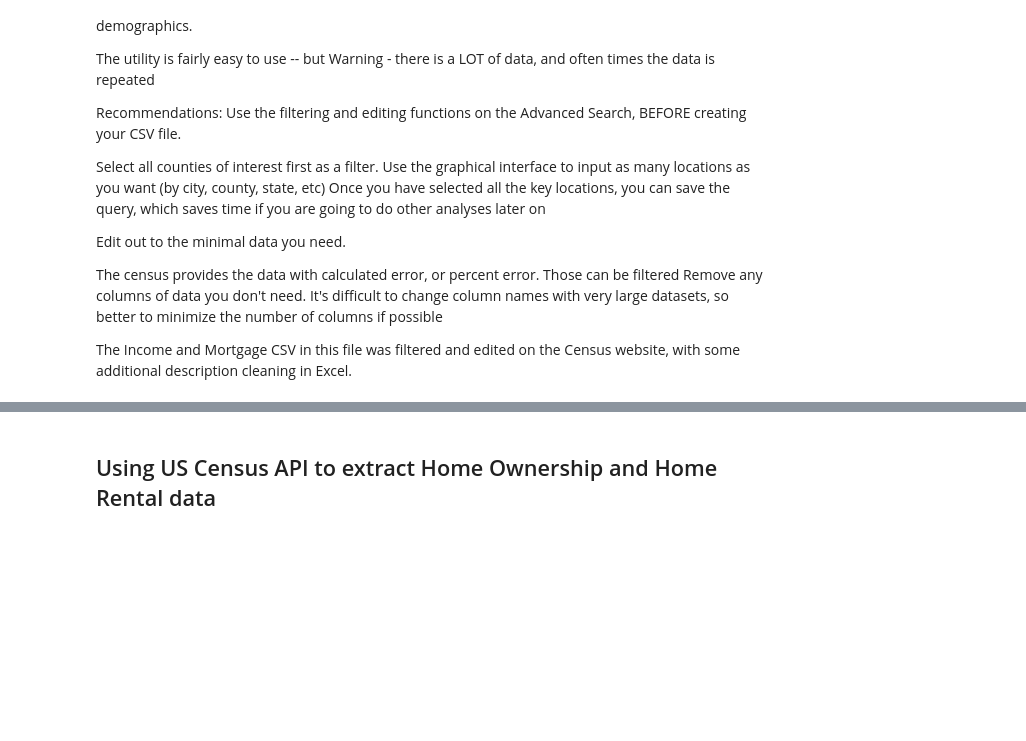
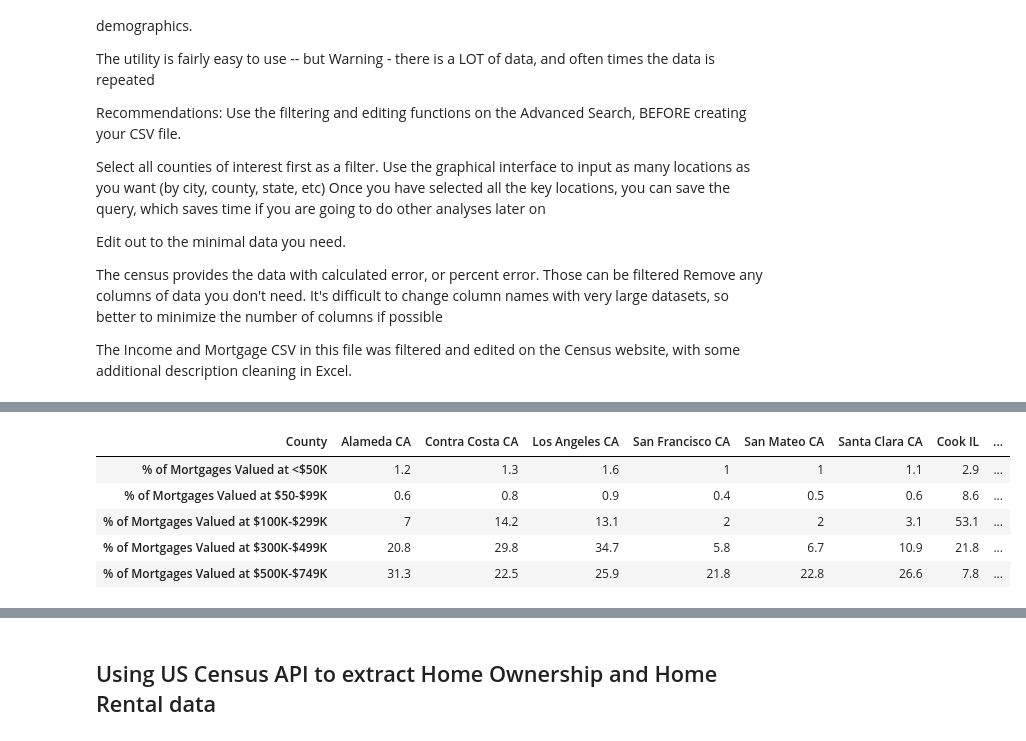
Before and after one commit to sn95033/ETL-Census-Data, a Jupyter notebook: Escape-the-Bay Database.ipynb, the cells around one changed output, grey strips where cells are left out. Cells and saved outputs as stored; diff of their text form; code cells hidden in the pictures; blank space fills up the shorter version.

```diff
--- a/Escape-the-Bay Database.ipynb
+++ b/Escape-the-Bay Database.ipynb
@@ -516,23 +734,30 @@ ACS_dataT.head()
 # %%
 # Rename the columns, look at the DataFrame
 
 ACS_dataT = ACS_dataT.drop(columns = ['Travis County, Texas'])
 ACS_dataT = ACS_dataT.rename(columns={"Geography":"Description",
                                       "San Francisco County, California": "San Francisco CA",
                                  "Alameda County, California":"Alameda CA",
                                  "San Mateo County, California":"San Mateo CA",
                                  "Contra Costa County, California":"Contra Costa CA",
                                 "Los Angeles County, California":"Los Angeles CA",
                                 "Santa Clara County, California":"Santa Clara CA",
-                                      "New York County, New York":"New York (Manhattan) NY",
+                                      "New York County, New York":"NY (Manhattan) NY",
                                  "King County, Washington":"King WA",
                                 "Multnomah County, Oregon":"Multnomah OR",
                                 "Kings County, New York":"Kings (Brooklyn) NY",
                                 "Cook County, Illinois":"Cook IL",
                                             })
 
 
 ACS_dataT.head()
+# %% [output]
+| County | Alameda CA | Contra Costa CA | Los Angeles CA | San Francisco CA | San Mateo CA | Santa Clara CA | Cook IL | ... |
+| % of Mortgages Valued at <$50K | 1.2 | 1.3 | 1.6 | 1 | 1 | 1.1 | 2.9 | ... |
+| % of Mortgages Valued at $50-$99K | 0.6 | 0.8 | 0.9 | 0.4 | 0.5 | 0.6 | 8.6 | ... |
+| % of Mortgages Valued at $100K-$299K | 7 | 14.2 | 13.1 | 2 | 2 | 3.1 | 53.1 | ... |
+| % of Mortgages Valued at $300K-$499K | 20.8 | 29.8 | 34.7 | 5.8 | 6.7 | 10.9 | 21.8 | ... |
+| % of Mortgages Valued at $500K-$749K | 31.3 | 22.5 | 25.9 | 21.8 | 22.8 | 26.6 | 7.8 | ... |
 # %%
 # Rename the columns, look at the DataFrame
 
```
Also changed, not shown: parts of 38 cells of this notebook, 13 other files.
